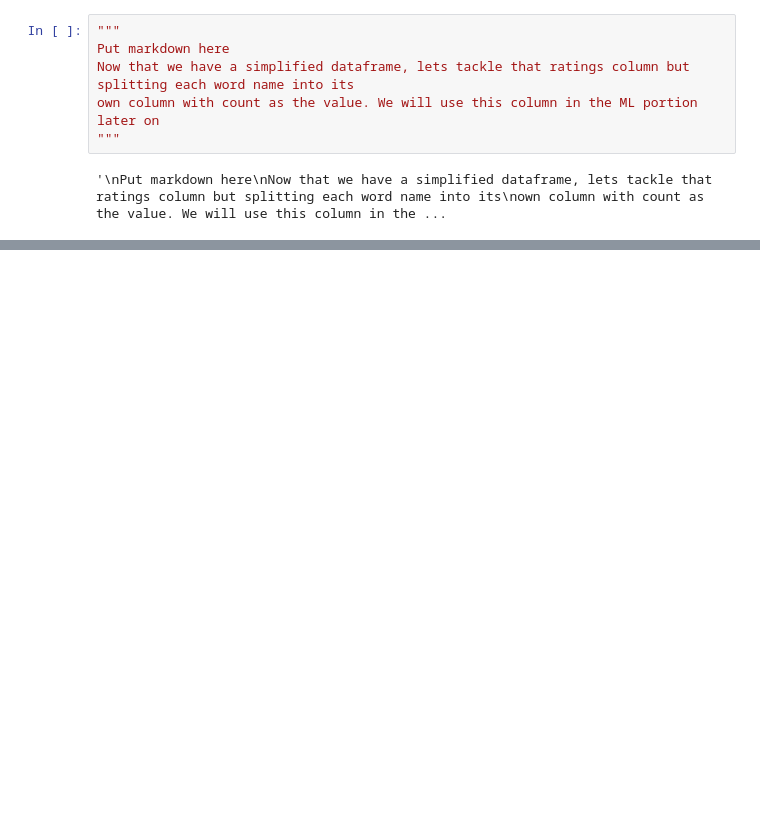
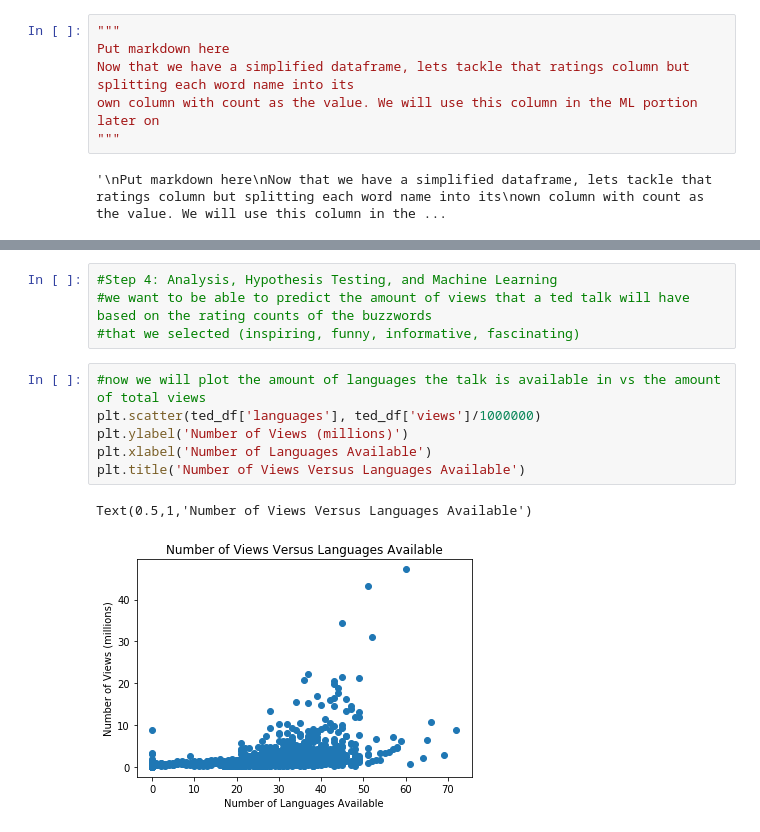
Before and after one commit to ebwinters/ebwinters.github.io, a Jupyter notebook: FinalTutorial.ipynb, the cells around one changed output, grey strips where cells are left out. Drawn from its saved outputs; the diff is of its cells as text; blank space fills up the shorter version.

```diff
--- a/FinalTutorial.ipynb
+++ b/FinalTutorial.ipynb
@@ -106,0 +137,13 @@ ted_df.head
+# %%
+#Step 4: Analysis, Hypothesis Testing, and Machine Learning
+#we want to be able to predict the amount of views that a ted talk will have based on the rating counts of the buzzwords
+#that we selected (inspiring, funny, informative, fascinating)
+# %%
+#now we will plot the amount of languages the talk is available in vs the amount of total views
+plt.scatter(ted_df['languages'], ted_df['views']/1000000)
+plt.ylabel('Number of Views (millions)')
+plt.xlabel('Number of Languages Available')
+plt.title('Number of Views Versus Languages Available')
+# %% [output]
+Text(0.5,1,'Number of Views Versus Languages Available')
+[figure, added]
```
Also changed, not shown: parts of 12 cells of this notebook.
